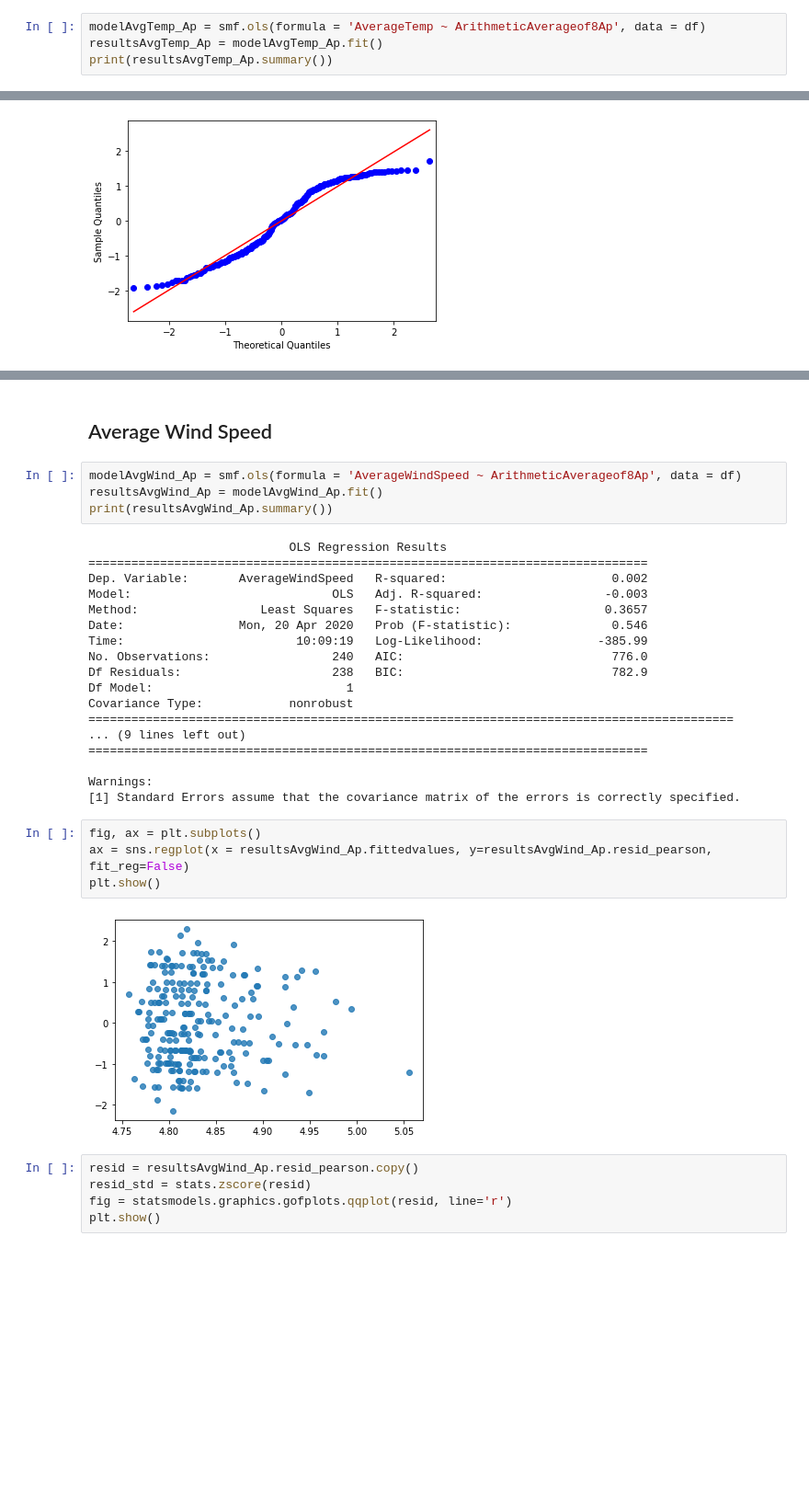
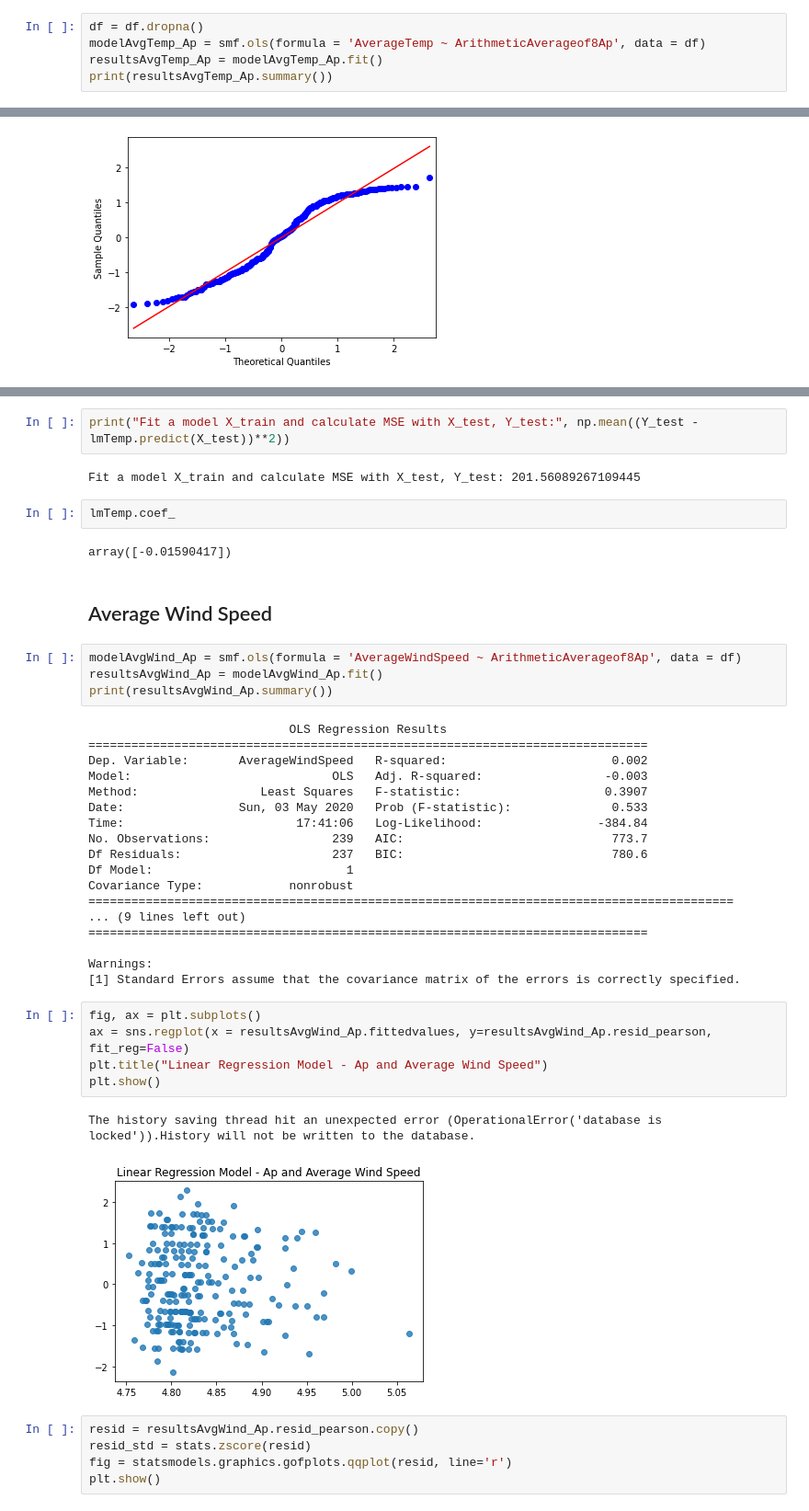
Before and after one commit to heatherholcomb/EffectsOfSpaceWeather, a Jupyter notebook: EffectsOfSpaceWeather_Ap_Climate.ipynb, the cells around one changed output, grey strips where cells are left out. Shown: that part at 92% size. Cells and saved outputs as stored; diff of their text form; blank space fills up the shorter version.

```diff
--- a/EffectsOfSpaceWeather_Ap_Climate.ipynb
+++ b/EffectsOfSpaceWeather_Ap_Climate.ipynb
@@ -382,6 +383,7 @@ Index(['SumOfKps', 'F10_7', 'FluxQualifier',
 # %% [markdown]
 ## Average Temperature
 # %%
+df = df.dropna()
 modelAvgTemp_Ap = smf.ols(formula = 'AverageTemp ~ ArithmeticAverageof8Ap', data = df)
 resultsAvgTemp_Ap = modelAvgTemp_Ap.fit()
 print(resultsAvgTemp_Ap.summary())
@@ -425,3 +441,11 @@ plt.show()
+# %%
+print("Fit a model X_train and calculate MSE with X_test, Y_test:", np.mean((Y_test - lmTemp.predict(X_test))**2))
+# %% [output]
+Fit a model X_train and calculate MSE with X_test, Y_test: 201.56089267109445
+# %%
+lmTemp.coef_
+# %% [output]
+array([-0.01590417])
 # %% [markdown]
 ## Average Wind Speed
 # %%
@@ -433,11 +457,11 @@ print(resultsAvgWind_Ap.summary())
 ==============================================================================
 Dep. Variable:       AverageWindSpeed   R-squared:                       0.002
 Model:                            OLS   Adj. R-squared:                 -0.003
-Method:                 Least Squares   F-statistic:                    0.3657
-Date:                Mon, 20 Apr 2020   Prob (F-statistic):              0.546
-Time:                        10:09:19   Log-Likelihood:                -385.99
-No. Observations:                 240   AIC:                             776.0
-Df Residuals:                     238   BIC:                             782.9
+Method:                 Least Squares   F-statistic:                    0.3907
+Date:                Sun, 03 May 2020   Prob (F-statistic):              0.533
+Time:                        17:41:06   Log-Likelihood:                -384.84
+No. Observations:                 239   AIC:                             773.7
+Df Residuals:                     237   BIC:                             780.6
 Df Model:                           1
 Covariance Type:            nonrobust
 ==========================================================================================
@@ -449,9 +473,11 @@ Warnings:
 # %%
 fig, ax = plt.subplots()
 ax = sns.regplot(x = resultsAvgWind_Ap.fittedvalues, y=resultsAvgWind_Ap.resid_pearson, fit_reg=False)
+plt.title("Linear Regression Model - Ap and Average Wind Speed")
 plt.show()
 # %% [output]
+The history saving thread hit an unexpected error (OperationalError('database is locked')).History will not be written to the database.
-[figure, old version]
+[figure, new version]
 # %%
 resid = resultsAvgWind_Ap.resid_pearson.copy()
 resid_std = stats.zscore(resid)
```
Also changed, not shown: parts of 25 cells of this notebook, 4 other files.
